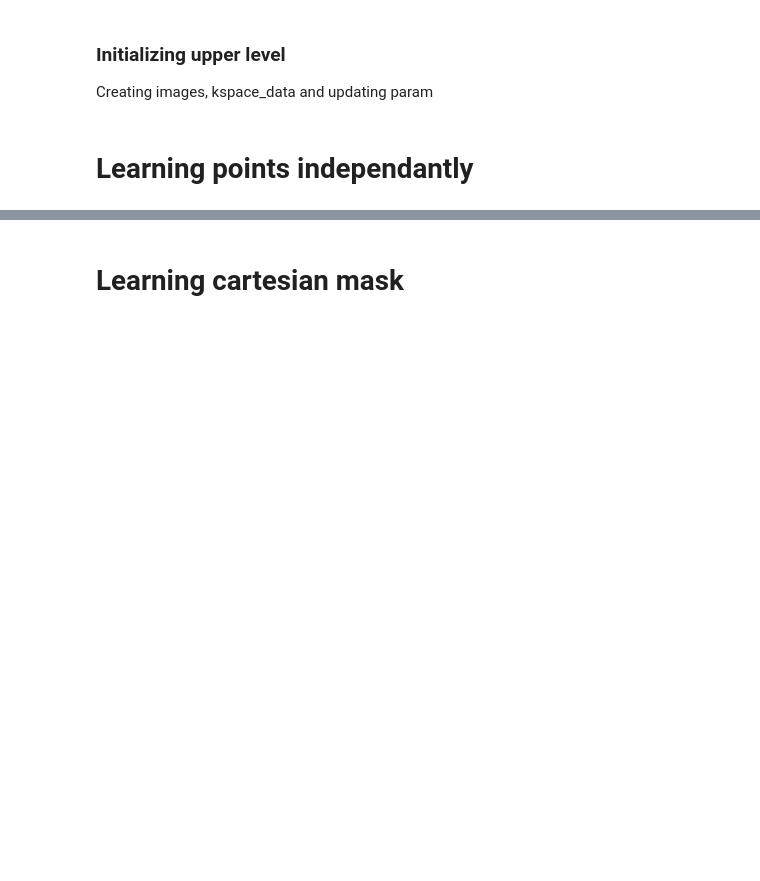
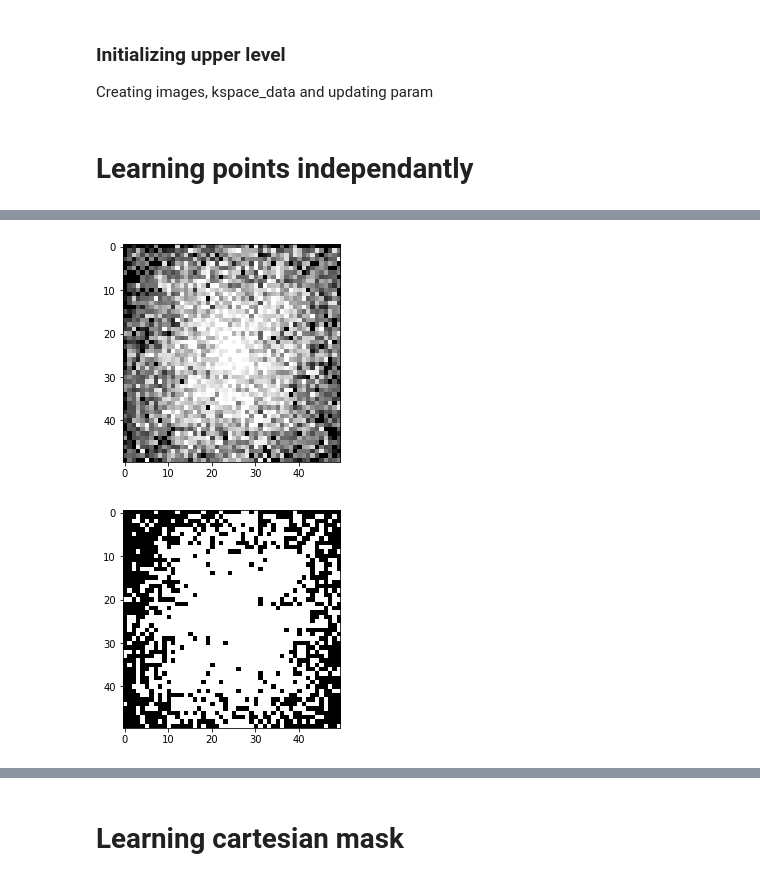
Before and after one commit to Biagig/Learning-Sampling-Pattern, a Jupyter notebook: Upper Level V2.ipynb, the cells around one changed output, grey strips where cells are left out. Saved outputs shown, nothing was run; the diff lists cells and outputs as text; code cells hidden in the pictures; blank space fills up the shorter version.

```diff
--- a/Upper Level V2.ipynb
+++ b/Upper Level V2.ipynb
@@ -147,7 +145,15 @@ plt.yscale("log")
 # %%
 ceiled_pf = np.where(pf>0.5,1,0)
 ceiled_pf[-1]=pf[-1]
-pysap.Image(data = np.reshape(pf[:-1],(n,n))).show()
+
+plt.figure()
+plt.imshow(np.reshape(pf[:-1],(n,n)),cmap='gray')
+plt.figure()
+plt.imshow(np.reshape(ceiled_pf[:-1],(n,n)),cmap='gray')
+plt.show()
+# %% [output]
+[figure, added]
+[figure, added]
 # %%
 print(P(pf,param["beta"]),
 E(pk=pf , images=images , kspace_data=kspace_data , fourier_op=fourier_op ,
```
Also changed, not shown: parts of 17 cells of this notebook.
